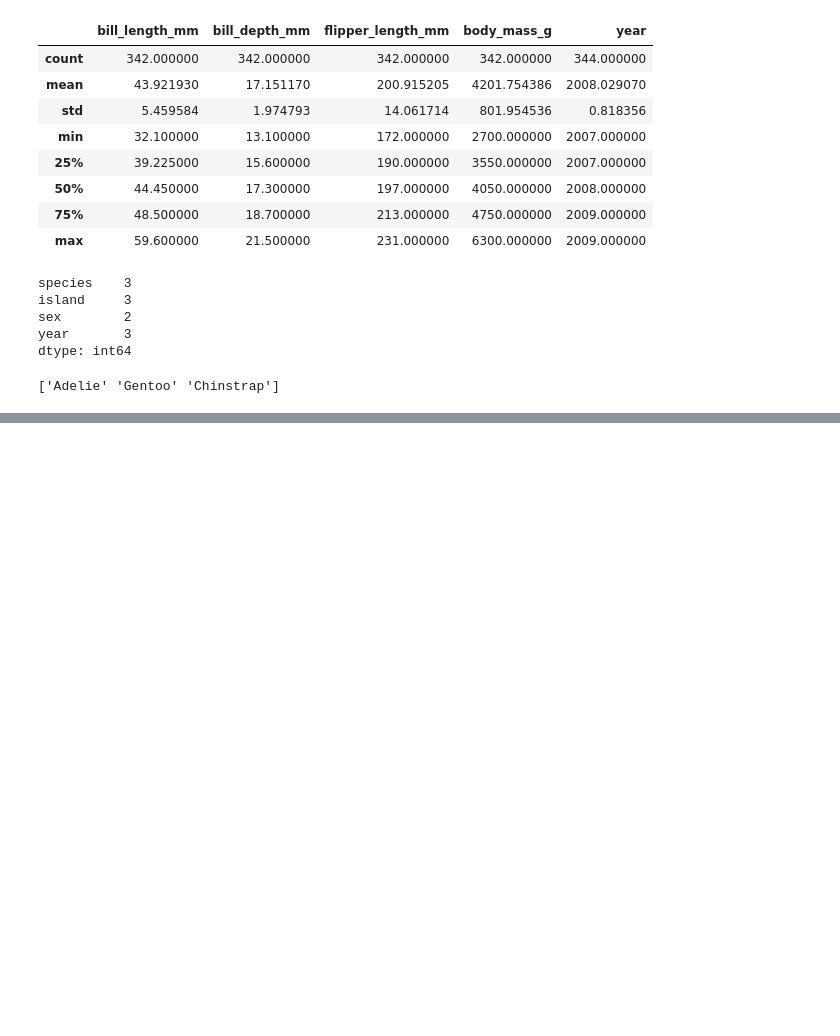
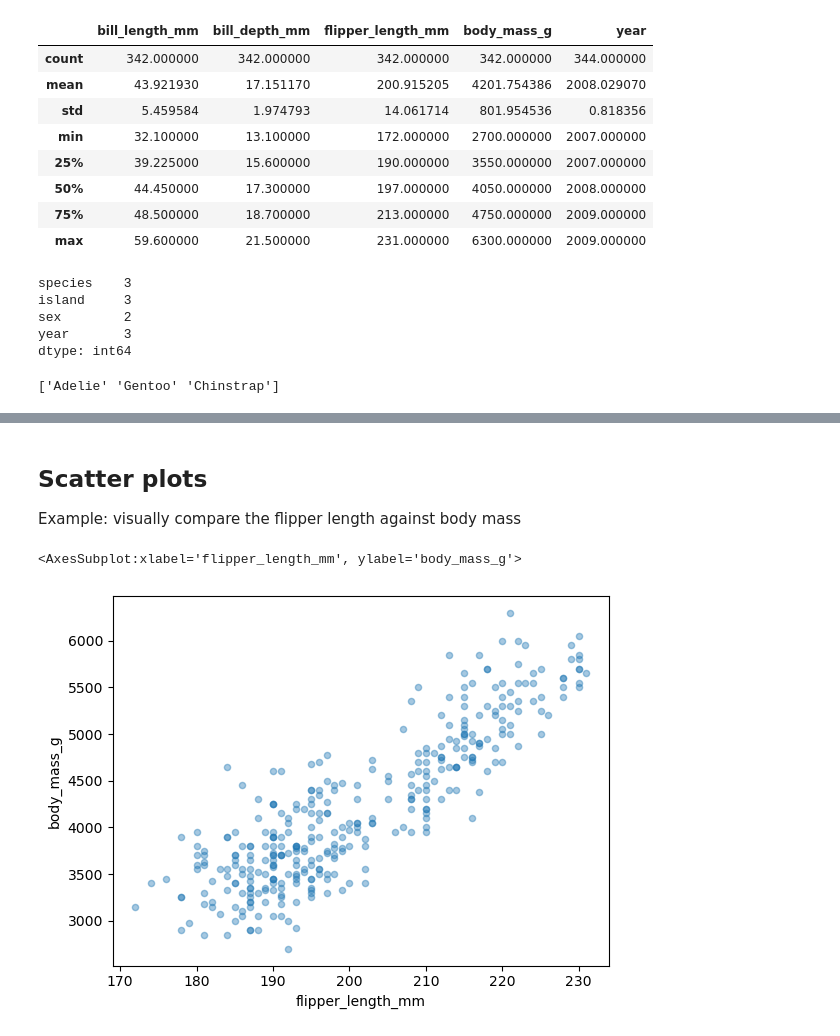
Before and after one commit to lunacatalan/eds-220-lesson2-pandas, a Jupyter notebook: Lesson-4-plotting.ipynb, the cells around one changed output, grey strips where cells are left out. Cells and saved outputs as stored; diff of their text form; code cells hidden in the pictures; blank space fills up the shorter version.

```diff
--- a/Lesson-4-plotting.ipynb
+++ b/Lesson-4-plotting.ipynb
@@ -208,0 +215,14 @@ Index(['year', 'europe', 'arctic', 'alaska', 'asia', 'north_america',
+# %% [markdown]
+## Scatter plots
+
+Example: visually compare the flipper length against body mass
+# %%
+# specify using kind
+penguins.plot(kind = 'scatter',
+             x = 'flipper_length_mm',
+             y = 'body_mass_g',
+             alpha = 0.4 # controls transparency
+             )
+# %% [output]
+<AxesSubplot:xlabel='flipper_length_mm', ylabel='body_mass_g'>
+[figure, added]
```
Also changed, not shown: parts of 18 cells of this notebook.
